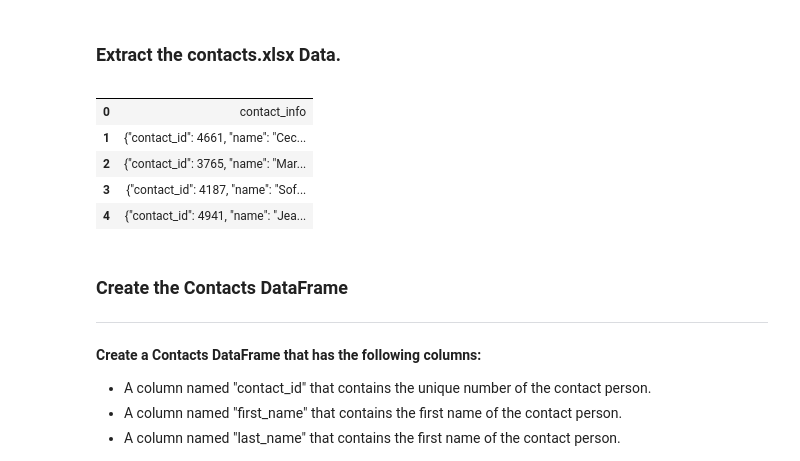
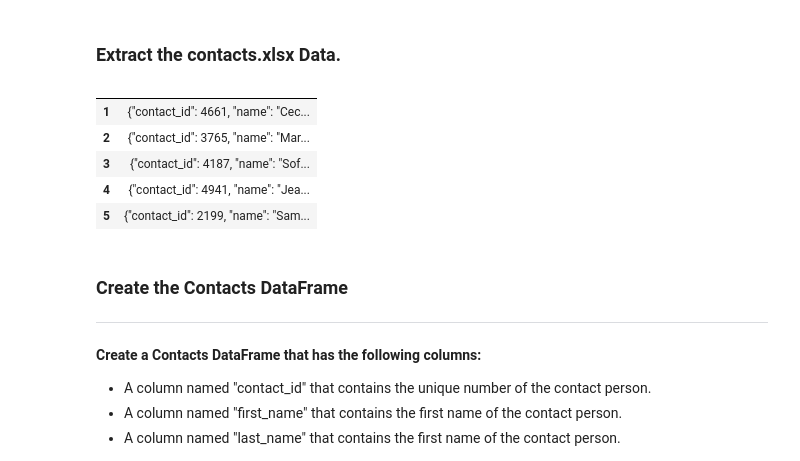
Before and after one commit to theyoungerelder/Crowdfunding_ETL, a Jupyter notebook: ETL_Mini_Project_Starter_Code.ipynb, the cells around one changed output. Drawn from its saved outputs; the diff is of its cells as text; code cells hidden in the pictures.

```diff
--- a/ETL_Mini_Project_Starter_Code.ipynb
+++ b/ETL_Mini_Project_Starter_Code.ipynb
@@ -333,14 +333,15 @@ campaign_cleaned.to_csv("Resources/campaign.csv", index=False)
 # %%
 # Read the data into a Pandas DataFrame. Use the `header=2` parameter when reading in the data.
 contact_info_df = pd.read_excel('Resources/contacts.xlsx', header=2)
+contact_info_df=contact_info_df.drop(index=0)
 contact_info_df.head()
 # %% [output]
 |  |  |
-| 0 | contact_info |
 | 1 | {"contact_id": 4661, "name": "Cec... |
 | 2 | {"contact_id": 3765, "name": "Mar... |
 | 3 | {"contact_id": 4187, "name": "Sof... |
 | 4 | {"contact_id": 4941, "name": "Jea... |
+| 5 | {"contact_id": 2199, "name": "Sam... |
 # %% [markdown]
 ### Create the Contacts DataFrame
 ---
```
Also changed, not shown: parts of 5 cells of this notebook.
